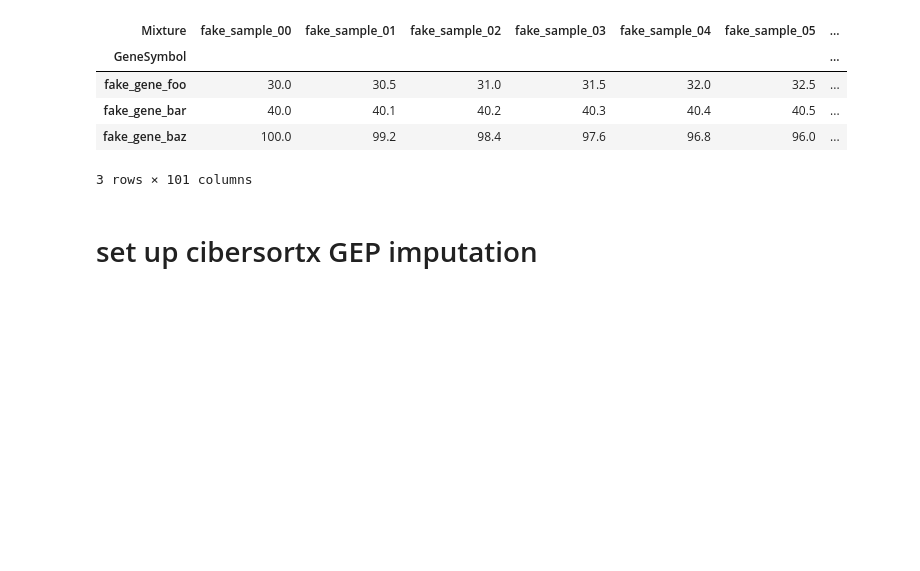
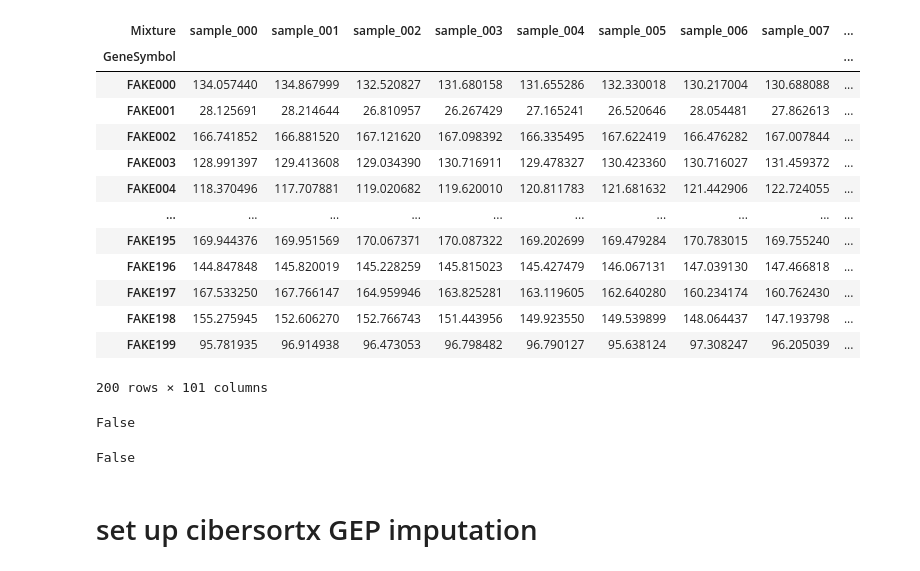
Before and after one commit to davidliu-lab/deconv, a Jupyter notebook: 5 - run expression imputation with fake data.ipynb, the cells around one changed output. Saved outputs shown, nothing was run; the diff lists cells and outputs as text; code cells hidden in the pictures; blank space fills up the shorter version.

Commit message:
add working GEP imputation example with synthetic cells and mixtures

```diff
--- a/5 - run expression imputation with fake data.ipynb
+++ b/5 - run expression imputation with fake data.ipynb
@@ -9,5 +17,5 @@ samples = list(f"fake_sample_{j:02d}" for j in range(s))
 # %%
 c = 2  # number of cell types
-cell_types = list(f"fake_cell_type_{i:02d}" for i in range(c))
+cell_types = list(f"cell_{i:02d}" for i in range(c))
 cell_types
 # %% [output]
@@ -15,3 +23,6 @@ cell_types
+# %%
+g = 200  # number of genes
+genes = list(f"FAKE{i:03d}" for i in range(g))
 # %%
 fractions = pd.DataFrame(
     index=samples
@@ -38,5 +49 @@ fractions
 101 rows × 2 columns
-# %%
-g = 1  # number of genes
-# genes = list(f"fake_gene_{i:02d}" for i in range(g))
-# genes
@@ -58,0 +50,8 @@ cell_type_geps
+# %%
+cell_type_geps = pd.DataFrame(
+    rng.uniform(low=20.0, high=200.0, size=(g, c)),
+    columns=cell_types,
+    index=genes
+).rename_axis('GeneSymbol')
+
+cell_type_geps
@@ -59,17 +73,37 @@ cell_type_geps
 # %%
 # compute matmul of (genes, cell types) (cell_types, samples)
 # which is......... (cell_type_geps   ) (fractions.T.       )
 
-mixtures = cell_type_geps.dot(fractions.T)
+mixture_noise = rng.uniform(low=-1.0, high=1.0, size=(g, s))
+
+mixtures = cell_type_geps.dot(fractions.T) + mixture_noise
+
+# mixtures.style.format(precision=0)
 
 mixtures
 # %% [output]
-| Mixture | fake_sample_00 | fake_sample_01 | fake_sample_02 | fake_sample_03 | fake_sample_04 | fake_sample_05 | ... |
-| GeneSymbol |  |  |  |  |  |  | ... |
-| fake_gene_foo | 30.0 | 30.5 | 31.0 | 31.5 | 32.0 | 32.5 | ... |
-| fake_gene_bar | 40.0 | 40.1 | 40.2 | 40.3 | 40.4 | 40.5 | ... |
-| fake_gene_baz | 100.0 | 99.2 | 98.4 | 97.6 | 96.8 | 96.0 | ... |
+| Mixture | sample_000 | sample_001 | sample_002 | sample_003 | sample_004 | sample_005 | sample_006 | sample_007 | ... |
+| GeneSymbol |  |  |  |  |  |  |  |  | ... |
+| FAKE000 | 134.057440 | 134.867999 | 132.520827 | 131.680158 | 131.655286 | 132.330018 | 130.217004 | 130.688088 | ... |
+| FAKE001 | 28.125691 | 28.214644 | 26.810957 | 26.267429 | 27.165241 | 26.520646 | 28.054481 | 27.862613 | ... |
+| FAKE002 | 166.741852 | 166.881520 | 167.121620 | 167.098392 | 166.335495 | 167.622419 | 166.476282 | 167.007844 | ... |
+| FAKE003 | 128.991397 | 129.413608 | 129.034390 | 130.716911 | 129.478327 | 130.423360 | 130.716027 | 131.459372 | ... |
+| FAKE004 | 118.370496 | 117.707881 | 119.020682 | 119.620010 | 120.811783 | 121.681632 | 121.442906 | 122.724055 | ... |
+| ... | ... | ... | ... | ... | ... | ... | ... | ... | ... |
+| FAKE195 | 169.944376 | 169.951569 | 170.067371 | 170.087322 | 169.202699 | 169.479284 | 170.783015 | 169.755240 | ... |
+| FAKE196 | 144.847848 | 145.820019 | 145.228259 | 145.815023 | 145.427479 | 146.067131 | 147.039130 | 147.466818 | ... |
+| FAKE197 | 167.533250 | 167.766147 | 164.959946 | 163.825281 | 163.119605 | 162.640280 | 160.234174 | 160.762430 | ... |
+| FAKE198 | 155.275945 | 152.606270 | 152.766743 | 151.443956 | 149.923550 | 149.539899 | 148.064437 | 147.193798 | ... |
+| FAKE199 | 95.781935 | 96.914938 | 96.473053 | 96.798482 | 96.790127 | 95.638124 | 97.308247 | 96.205039 | ... |
-3 rows × 101 columns
+200 rows × 101 columns
+# %%
+(cell_type_geps.values < 0).any()
+# %% [output]
+False
+# %%
+(mixtures.values < 0).any()
+# %% [output]
+False
 # %% [markdown]
 # set up cibersortx GEP imputation
 # %%
```
Also changed, not shown: parts of 14 cells of this notebook.
